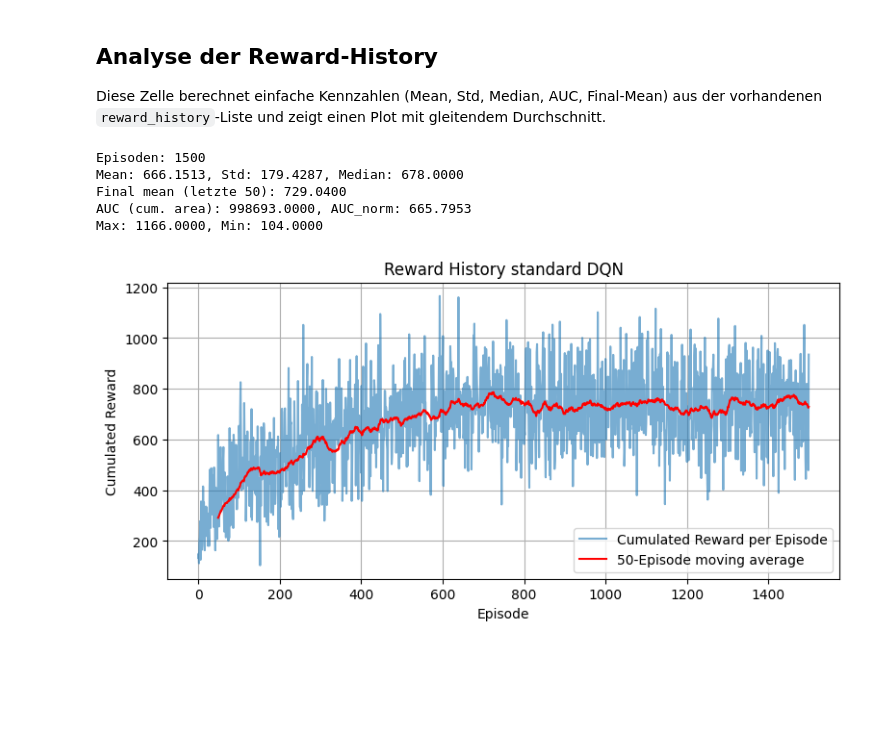
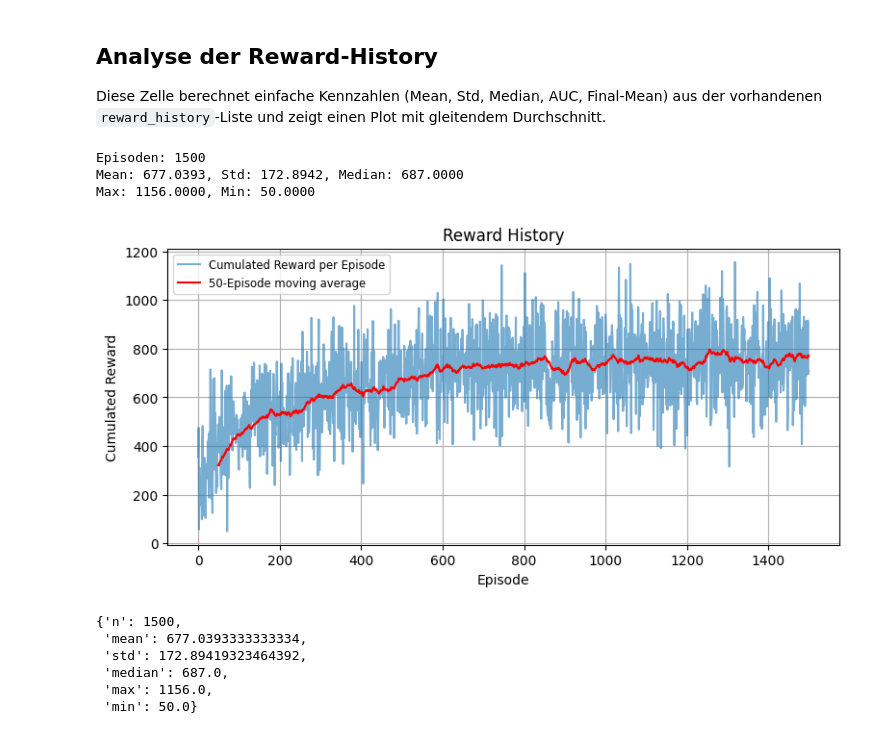
Before and after one commit to FelixFritz02/CI-Programming-Project-SS26, a Jupyter notebook: Programming Part/notebooks/standard_DQN.ipynb, the cells around one changed output. Drawn from its saved outputs; the diff is of its cells as text; code cells hidden in the pictures; blank space fills up the shorter version.

Commit message:
eval funktion und einheitliches plotting

```diff
--- a/Programming Part/notebooks/standard_DQN.ipynb
+++ b/Programming Part/notebooks/standard_DQN.ipynb
@@ -9,7 +9,7 @@ import numpy as np
 from env.instance_reader import get_instance_data
 import matplotlib.pyplot as plt
 
-data_path = Path("../../instances/lion18s/SA01.txt")
+data_path = Path("../../instances/wendtris/S-wendtris12D.txt")
 # %%
 DRAUSP_data = get_instance_data(data_path)
 
@@ -156,47 +156,16 @@ Gesamtreward (greedy Durchlauf): 835.00
 
 Diese Zelle berechnet einfache Kennzahlen (Mean, Std, Median, AUC, Final-Mean) aus der vorhandenen `reward_history`-Liste und zeigt einen Plot mit gleitendem Durchschnitt.
 # %%
-import numpy as np
-import matplotlib.pyplot as plt
-
-if 'reward_history' not in globals():
-    print("Variable 'reward_history' nicht gefunden. Bitte die Trainingszelle ausführen und erneut ausführen.")
-else:
-    r = np.array(reward_history)
-    n = len(r)
-    mean_total = r.mean()
-    std_total = r.std(ddof=1) if n>1 else 0.0
-    median = np.median(r)
-    final_mean = r[-50:].mean() if n>=50 else r.mean()
-    auc = np.trapz(r)
-    auc_norm = auc / max(1, n)
-    max_r = r.max()
-    min_r = r.min()
-
-    print(f"Episoden: {n}")
-    print(f"Mean: {mean_total:.4f}, Std: {std_total:.4f}, Median: {median:.4f}")
-    print(f"Final mean (letzte 50): {final_mean:.4f}")
-    print(f"AUC (cum. area): {auc:.4f}, AUC_norm: {auc_norm:.4f}")
-    print(f"Max: {max_r:.4f}, Min: {min_r:.4f}")
-
-    window = min(50, n)
-    if n >= 2:
-        mov = np.convolve(r, np.ones(window)/window, mode='valid')
-        plt.figure(figsize=(9,4))
-        plt.plot(r, label='Cumulated Reward per Episode', alpha=0.6)
-        plt.plot(np.arange(window-1, n), mov, label=f'{window}-Episode moving average', color='red')
-        plt.xlabel('Episode')
-        plt.ylabel('Cumulated Reward')
-        plt.title('Reward History standard DQN')
-        plt.legend()
-        plt.grid(True)
-        plt.show()
-    else:
-        print('Nicht genügend Daten zum Plotten.')
+from training.plotting import plot_reward_moving_average
+plot_reward_moving_average(reward_history, window=50)
 # %% [output]
 Episoden: 1500
-Mean: 666.1513, Std: 179.4287, Median: 678.0000
-Final mean (letzte 50): 729.0400
-AUC (cum. area): 998693.0000, AUC_norm: 665.7953
-Max: 1166.0000, Min: 104.0000
+Mean: 677.0393, Std: 172.8942, Median: 687.0000
+Max: 1156.0000, Min: 50.0000
-[figure, old version]
+[figure, new version]
+{'n': 1500,
+ 'mean': 677.0393333333334,
+ 'std': 172.89419323464392,
+ 'median': 687.0,
+ 'max': 1156.0,
+ 'min': 50.0}
```
Also changed, not shown: parts of 9 cells of this notebook, 3 other files.
